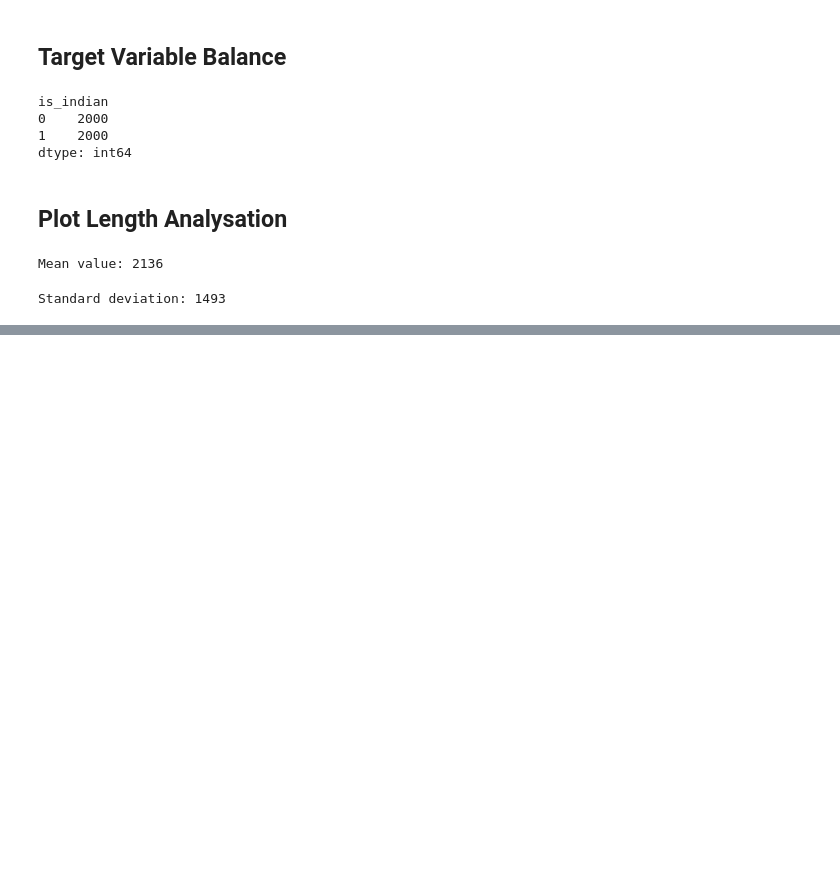
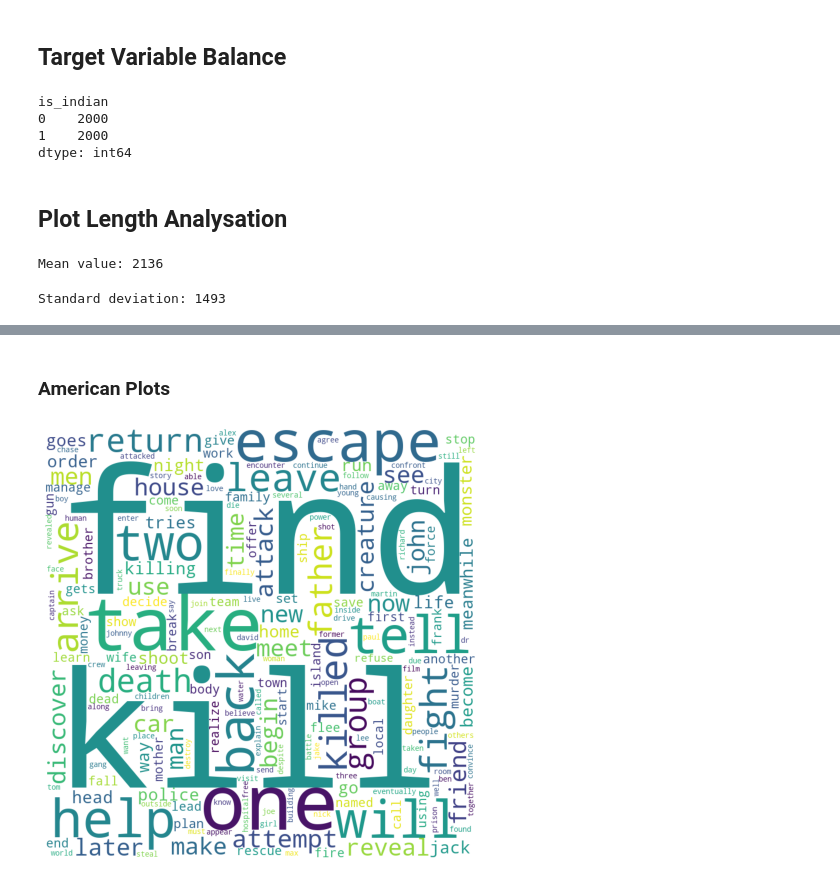
Before and after one commit to FreshJonas/NLP-on-Movie-Plots, a Jupyter notebook: code/03_Analysing_Data.ipynb, the cells around one changed output, grey strips where cells are left out. Saved outputs shown, nothing was run; the diff lists cells and outputs as text; code cells hidden in the pictures; blank space fills up the shorter version.

```diff
--- a/code/03_Analysing_Data.ipynb
+++ b/code/03_Analysing_Data.ipynb
@@ -49,0 +102,7 @@ The Standard deviation is quite high which means that the plot lenghts differ qu
+# %% [markdown]
+### American Plots
+# %%
+df_amer = pd.read_csv('../data/american_plots.csv', index_col=0)
+show_wordcloud(df_amer['plot'])
+# %% [output]
+[figure, added]
```
Also changed, not shown: parts of 11 cells of this notebook.
